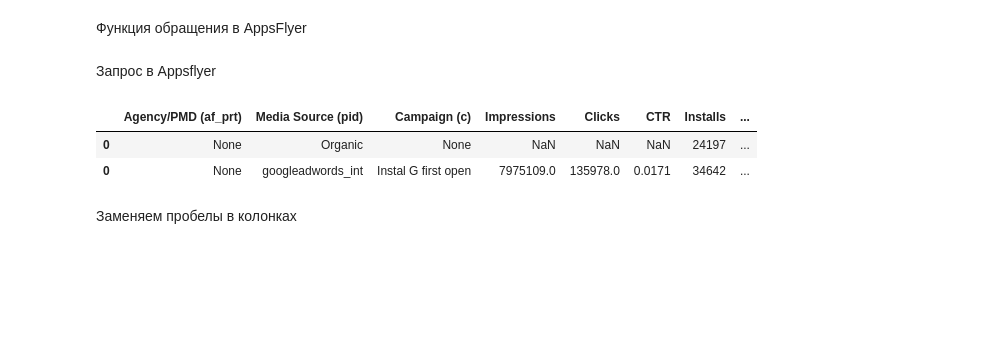
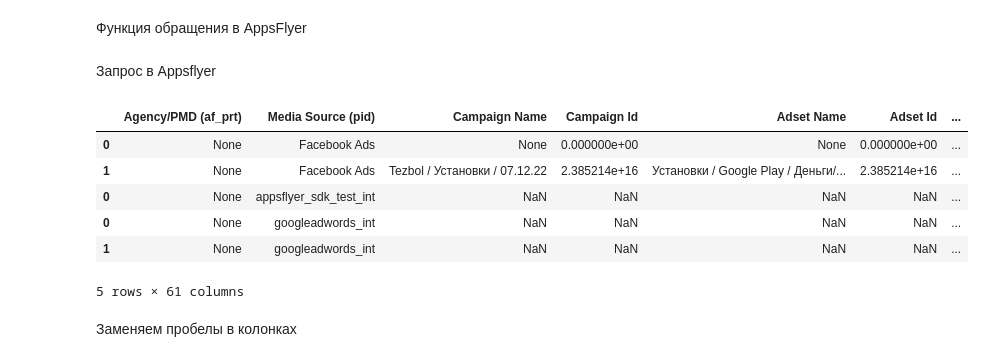
Before and after one commit to ChapnesAl/DA_Fintech, a Jupyter notebook: jupyter_files/affil_appsflyer.ipynb, the cells around one changed output. Saved outputs shown, nothing was run; the diff lists cells and outputs as text; code cells hidden in the pictures; blank space fills up the shorter version.

```diff
--- a/jupyter_files/affil_appsflyer.ipynb
+++ b/jupyter_files/affil_appsflyer.ipynb
@@ -73,0 +117,13 @@ bvc = [Organic, googleadwords_int]
+# %%
+
+for i in range(len(channels)):
+    if i == 0:
+        x = input(f'Добавьте бюджет канала {channels[i]}:')
+        y = input(f'Добавьте просмотры канала {channels[i]}:')
+        z = input(f'Добавьте клики канала {channels[i]}:')
+        dict_channels = {channels[0]:[x, y, z]}
+    else:
+        x = input(f'Добавьте бюджет канала {channels[i]}:')
+        y = input(f'Добавьте просмотры канала {channels[i]}:')
+        z = input(f'Добавьте клики канала {channels[i]}:')
+        dict_channels[channels[i]] = [x, y, z]
@@ -110,22 +183,39 @@ def pull_request(med_sour):
 # %% [markdown]
 Запрос в Appsflyer
 # %%
+# df_agre = None
+# if type(media_source) == list:
+#     for i in range(len(media_source)):
+#         if str(type(df_agre)) == "<class 'NoneType'>":
+#             df_agre = pull_request(media_source[i])
+#         else:
+#             time.sleep(60)
+#             df_agre = pd.concat([df_agre, pull_request(media_source[i])])
+# else:
+#     print(15)
+
+# df_agre
+
 df_agre = None
-if type(media_source) == list:
-    for i in range(len(media_source)):
+if type(dict_channels) == dict:
+    for i in range(len(dict_channels)):
         if str(type(df_agre)) == "<class 'NoneType'>":
-            df_agre = pull_request(media_source[i])
+            df_agre = pull_request(list(dict_channels)[i])
         else:
             time.sleep(60)
-            df_agre = pd.concat([df_agre, pull_request(media_source[i])])
+            df_agre = pd.concat([df_agre, pull_request(list(dict_channels)[i])])
 else:
     print(15)
 
 df_agre
 # %% [output]
-|  | Agency/PMD (af_prt) | Media Source (pid) | Campaign (c) | Impressions | Clicks | CTR | Installs | ... |
-| 0 | None | Organic | None | NaN | NaN | NaN | 24197 | ... |
-| 0 | None | googleadwords_int | Instal G first open | 7975109.0 | 135978.0 | 0.0171 | 34642 | ... |
+|  | Agency/PMD (af_prt) | Media Source (pid) | Campaign Name | Campaign Id | Adset Name | Adset Id | ... |
+| 0 | None | Facebook Ads | None | 0.000000e+00 | None | 0.000000e+00 | ... |
+| 1 | None | Facebook Ads | Tezbol / Установки / 07.12.22 | 2.385214e+16 | Установки / Google Play / Деньги/... | 2.385214e+16 | ... |
+| 0 | None | appsflyer_sdk_test_int | NaN | NaN | NaN | NaN | ... |
+| 0 | None | googleadwords_int | NaN | NaN | NaN | NaN | ... |
+| 1 | None | googleadwords_int | NaN | NaN | NaN | NaN | ... |
+5 rows × 61 columns
 # %% [markdown]
 Заменяем пробелы в колонках
 # %%
```
Also changed, not shown: parts of 22 cells of this notebook, 9 other files.
